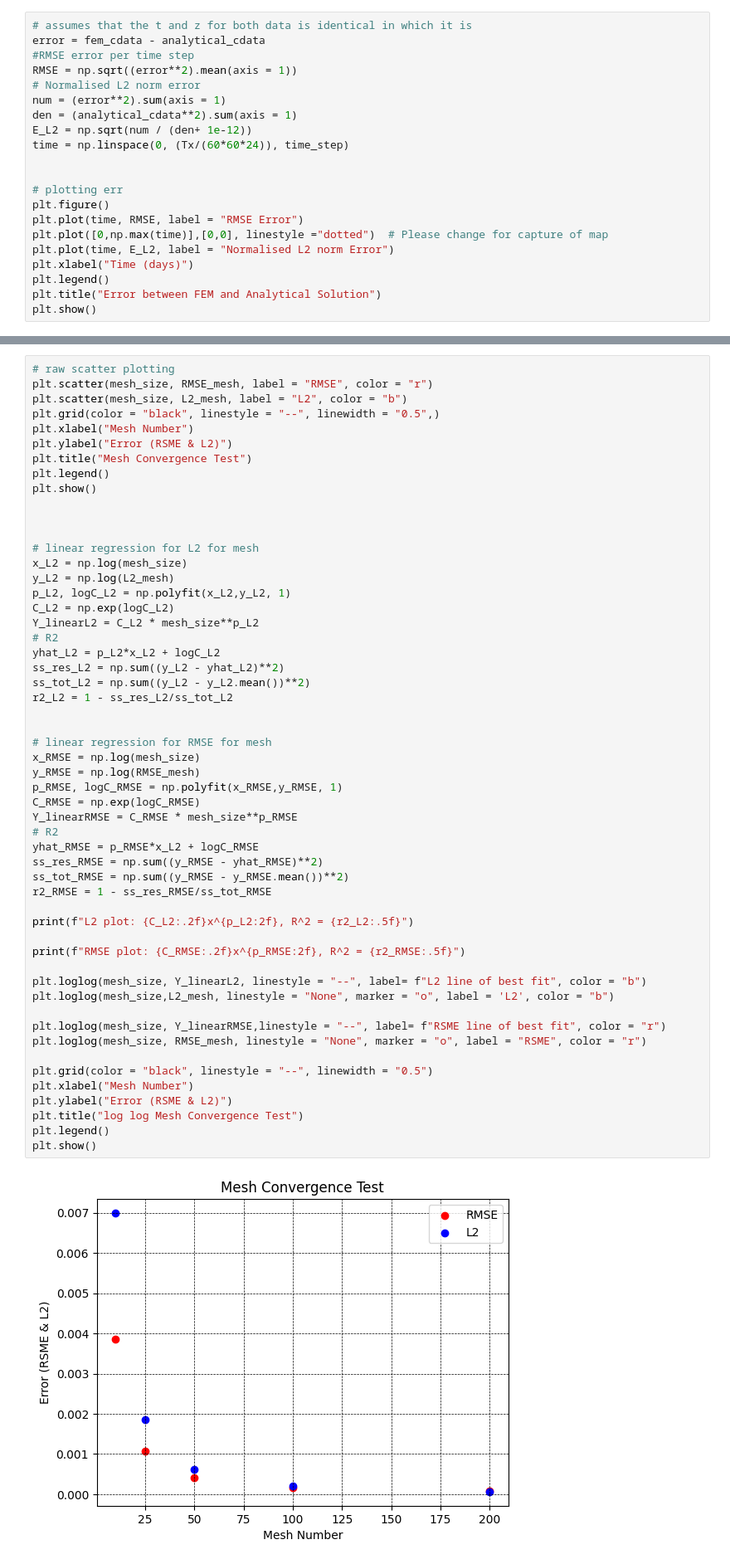
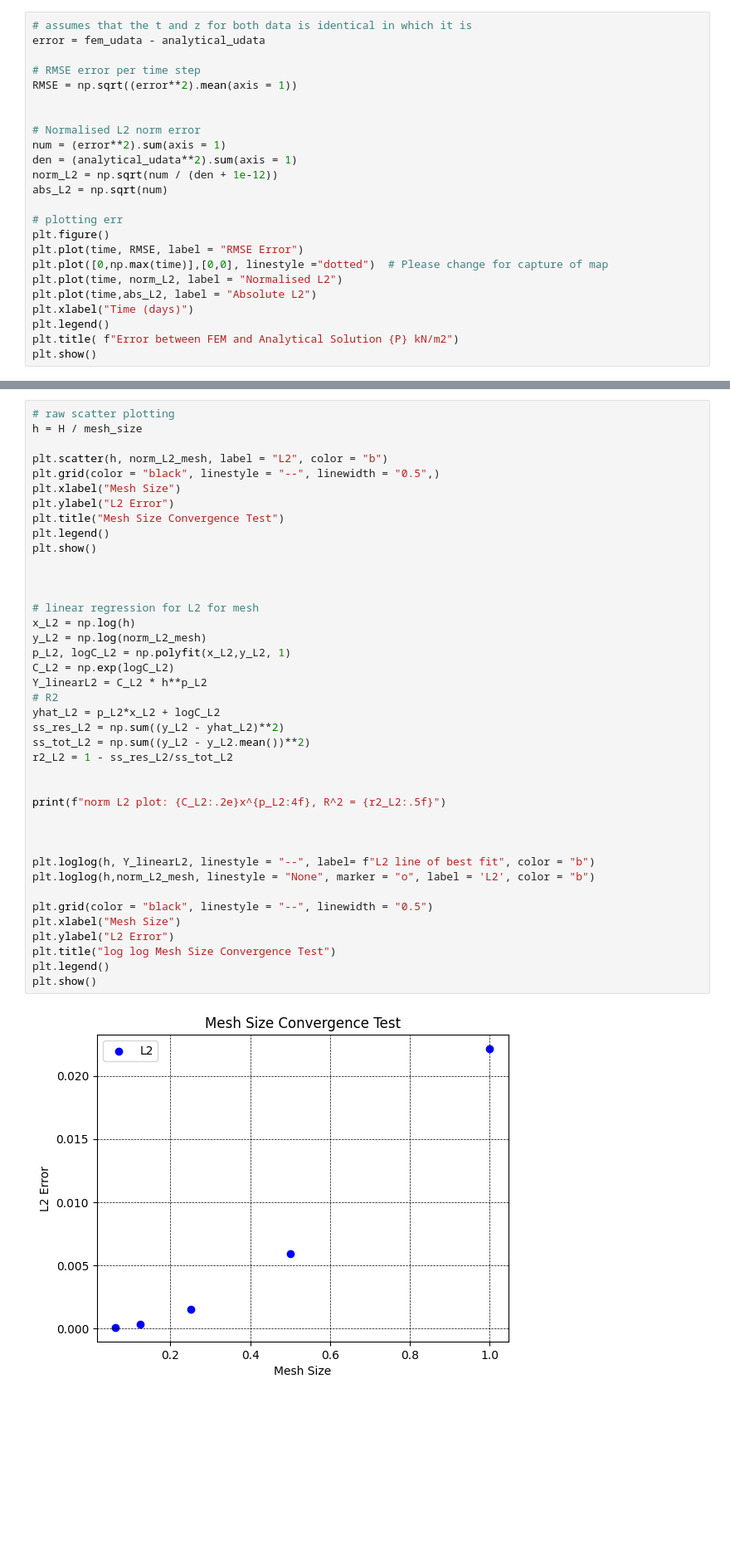
Before and after one commit to monkeybeastking/Geotechnical-Consolidation-FEM, a Jupyter notebook: docs/doc1 - 1D Terazaghi.ipynb, the cells around one changed output, grey strips where cells are left out. Shown at 83% size. Cells and saved outputs as stored; diff of their text form; blank space fills up the shorter version.

Commit message:
mesh converhgency

```diff
--- a/docs/doc1 - 1D Terazaghi.ipynb
+++ b/docs/doc1 - 1D Terazaghi.ipynb
@@ -147,23 +146,26 @@ analytical_cdata
 # Computing for Error (RMSE & L2)
 # %%
 # assumes that the t and z for both data is identical in which it is
-error = fem_cdata - analytical_cdata
-#RMSE error per time step
+error = fem_udata - analytical_udata
+
+# RMSE error per time step
 RMSE = np.sqrt((error**2).mean(axis = 1))
+
+
 # Normalised L2 norm error
 num = (error**2).sum(axis = 1)
-den = (analytical_cdata**2).sum(axis = 1)
-E_L2 = np.sqrt(num / (den+ 1e-12))
-time = np.linspace(0, (Tx/(60*60*24)), time_step)
-
+den = (analytical_udata**2).sum(axis = 1)
+norm_L2 = np.sqrt(num / (den + 1e-12))
+abs_L2 = np.sqrt(num)
 
 # plotting err
 plt.figure()
 plt.plot(time, RMSE, label = "RMSE Error")
 plt.plot([0,np.max(time)],[0,0], linestyle ="dotted")  # Please change for capture of map
-plt.plot(time, E_L2, label = "Normalised L2 norm Error")
+plt.plot(time, norm_L2, label = "Normalised L2")
+plt.plot(time,abs_L2, label = "Absolute L2")
 plt.xlabel("Time (days)")
 plt.legend()
-plt.title("Error between FEM and Analytical Solution")
+plt.title( f"Error between FEM and Analytical Solution {P} kN/m2")
 plt.show()
 # %% [output]
@@ -266,56 +272,42 @@ nx: 200 RMSE: 8.627396416062831e-05, L2: 6.208448876701725e-05
 # %%
 # raw scatter plotting
-plt.scatter(mesh_size, RMSE_mesh, label = "RMSE", color = "r")
-plt.scatter(mesh_size, L2_mesh, label = "L2", color = "b")
+h = H / mesh_size
+
+plt.scatter(h, norm_L2_mesh, label = "L2", color = "b")
 plt.grid(color = "black", linestyle = "--", linewidth = "0.5",)
-plt.xlabel("Mesh Number")
-plt.ylabel("Error (RSME & L2)")
-plt.title("Mesh Convergence Test")
+plt.xlabel("Mesh Size")
+plt.ylabel("L2 Error")
+plt.title("Mesh Size Convergence Test")
 plt.legend()
 plt.show()
 
 
 
 # linear regression for L2 for mesh
-x_L2 = np.log(mesh_size)
-y_L2 = np.log(L2_mesh)
+x_L2 = np.log(h)
+y_L2 = np.log(norm_L2_mesh)
 p_L2, logC_L2 = np.polyfit(x_L2,y_L2, 1)
 C_L2 = np.exp(logC_L2)
-Y_linearL2 = C_L2 * mesh_size**p_L2
+Y_linearL2 = C_L2 * h**p_L2
 # R2
 yhat_L2 = p_L2*x_L2 + logC_L2
 ss_res_L2 = np.sum((y_L2 - yhat_L2)**2)
 ss_tot_L2 = np.sum((y_L2 - y_L2.mean())**2)
 r2_L2 = 1 - ss_res_L2/ss_tot_L2
 
 
-# linear regression for RMSE for mesh
-x_RMSE = np.log(mesh_size)
-y_RMSE = np.log(RMSE_mesh)
-p_RMSE, logC_RMSE = np.polyfit(x_RMSE,y_RMSE, 1)
-C_RMSE = np.exp(logC_RMSE)
-Y_linearRMSE = C_RMSE * mesh_size**p_RMSE
-# R2
-yhat_RMSE = p_RMSE*x_L2 + logC_RMSE
-ss_res_RMSE = np.sum((y_RMSE - yhat_RMSE)**2)
-ss_tot_RMSE = np.sum((y_RMSE - y_RMSE.mean())**2)
-r2_RMSE = 1 - ss_res_RMSE/ss_tot_RMSE
+print(f"norm L2 plot: {C_L2:.2e}x^{p_L2:4f}, R^2 = {r2_L2:.5f}")
 
-print(f"L2 plot: {C_L2:.2f}x^{p_L2:2f}, R^2 = {r2_L2:.5f}")
 
-print(f"RMSE plot: {C_RMSE:.2f}x^{p_RMSE:2f}, R^2 = {r2_RMSE:.5f}")
 
-plt.loglog(mesh_size, Y_linearL2, linestyle = "--", label= f"L2 line of best fit", color = "b")
-plt.loglog(mesh_size,L2_mesh, linestyle = "None", marker = "o", label = 'L2', color = "b")
-
-plt.loglog(mesh_size, Y_linearRMSE,linestyle = "--", label= f"RSME line of best fit", color = "r")
-plt.loglog(mesh_size, RMSE_mesh, linestyle = "None", marker = "o", label = "RSME", color = "r")
+plt.loglog(h, Y_linearL2, linestyle = "--", label= f"L2 line of best fit", color = "b")
+plt.loglog(h,norm_L2_mesh, linestyle = "None", marker = "o", label = 'L2', color = "b")
 
 plt.grid(color = "black", linestyle = "--", linewidth = "0.5")
-plt.xlabel("Mesh Number")
-plt.ylabel("Error (RSME & L2)")
-plt.title("log log Mesh Convergence Test")
+plt.xlabel("Mesh Size")
+plt.ylabel("L2 Error")
+plt.title("log log Mesh Size Convergence Test")
 plt.legend()
 plt.show()
 # %% [output]
-[figure, old version]
+[figure, new version]
```
Also changed, not shown: parts of 10 cells of this notebook, 3 other files.
